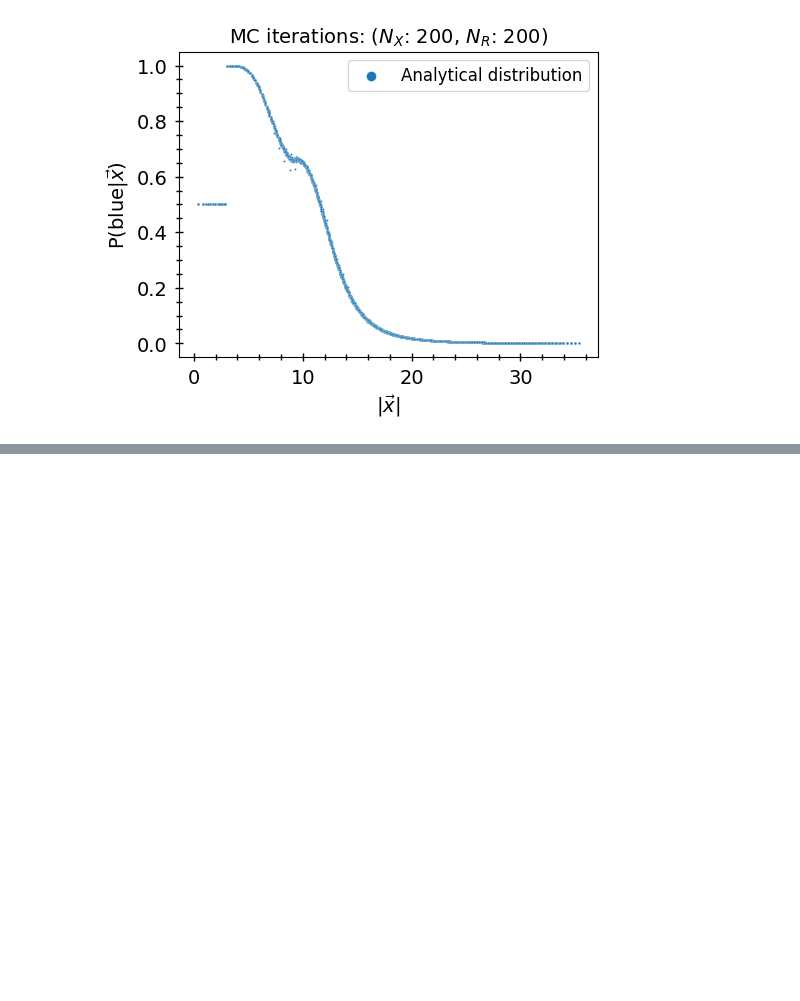
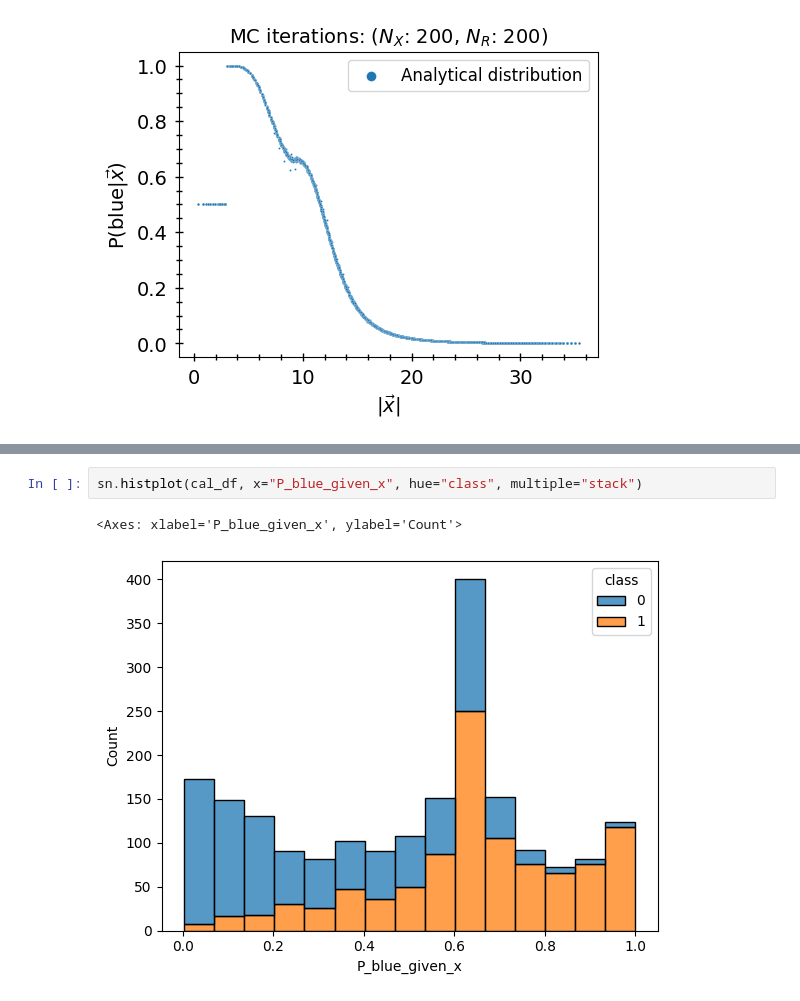
Before and after one commit to choisant/foundational-modeling, a Jupyter notebook: toy_experiment/analytical/plot_analytical_solution.ipynb, the cells around one changed output, grey strips where cells are left out. Cells and saved outputs as stored; diff of their text form; blank space fills up the shorter version.

```diff
--- a/toy_experiment/analytical/plot_analytical_solution.ipynb
+++ b/toy_experiment/analytical/plot_analytical_solution.ipynb
@@ -119,0 +135,5 @@ for i in range(len(nxMC)):
+# %%
+sn.histplot(cal_df, x="P_blue_given_x", hue="class", multiple="stack")
+# %% [output]
+<Axes: xlabel='P_blue_given_x', ylabel='Count'>
+[figure, added]
```
Also changed, not shown: parts of 4 cells of this notebook, 1 other file.
